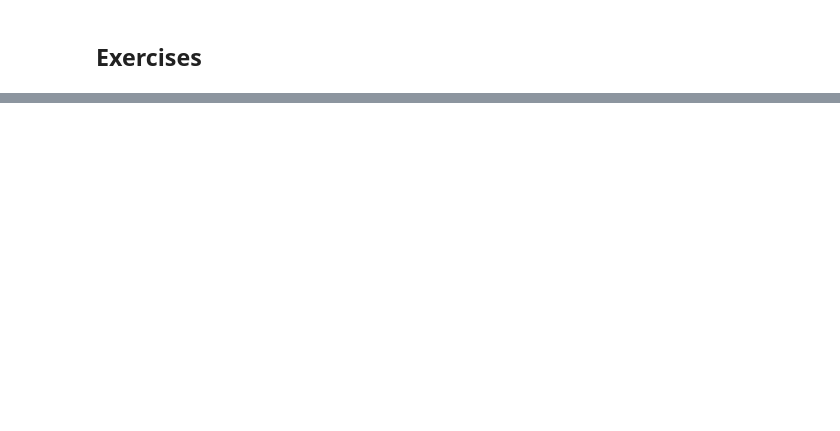
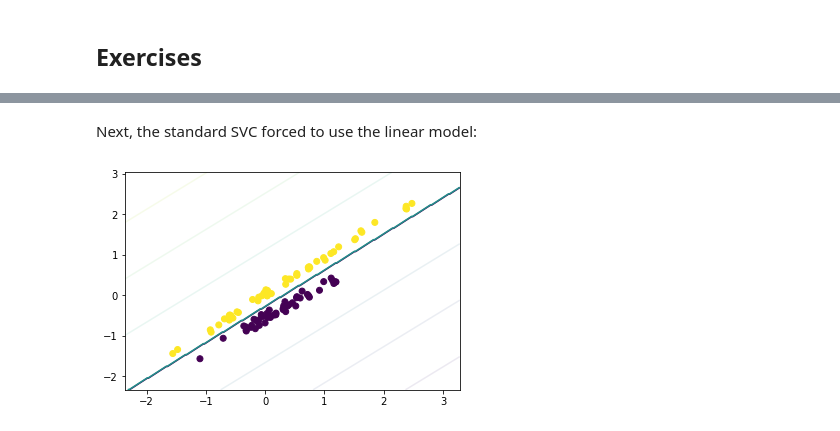
Before and after one commit to kms15/reading_notes, a Jupyter notebook: handsonml2e/handson-ml2-05.ipynb, the cells around one changed output, grey strips where cells are left out. Drawn from its saved outputs; the diff is of its cells as text; code cells hidden in the pictures; blank space fills up the shorter version.

```diff
--- a/handsonml2e/handson-ml2-05.ipynb
+++ b/handsonml2e/handson-ml2-05.ipynb
@@ -176,0 +201,12 @@ $$
+# %% [markdown]
+Next, the standard SVC forced to use the linear model:
+# %%
+svc = Pipeline([
+    ('scaler', StandardScaler()),
+    ('svc', SVC(kernel="poly", degree=1))
+])
+
+svc.fit(X, y)
+plot_2D_classifier(svc, X, y)
+# %% [output]
+[figure, added]
```
Also changed, not shown: parts of 14 cells of this notebook.
